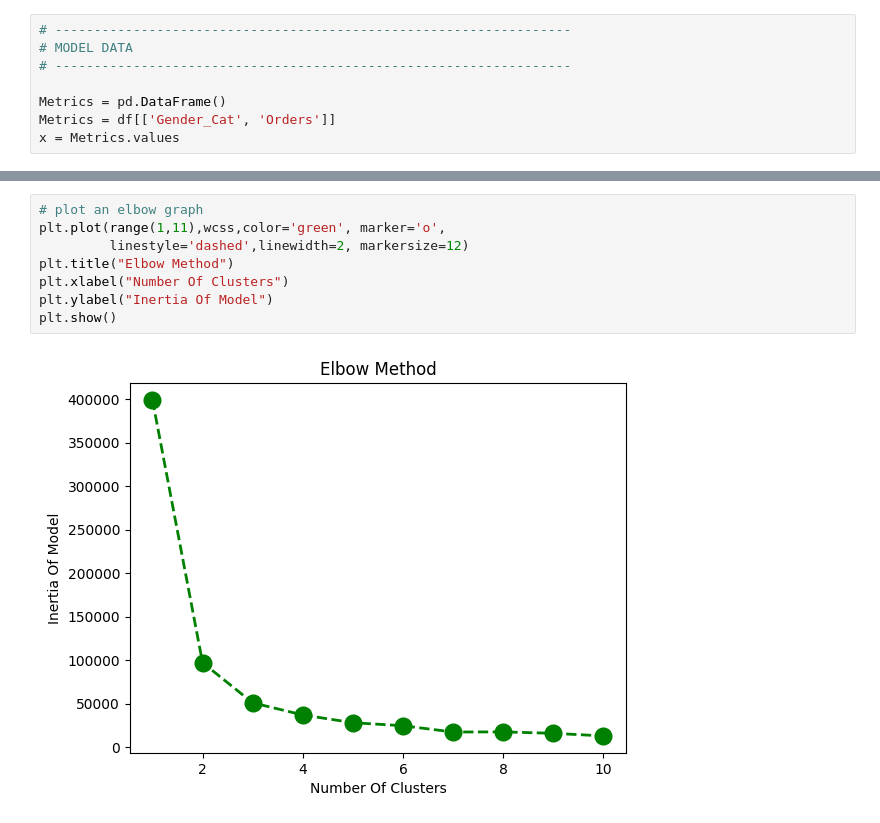
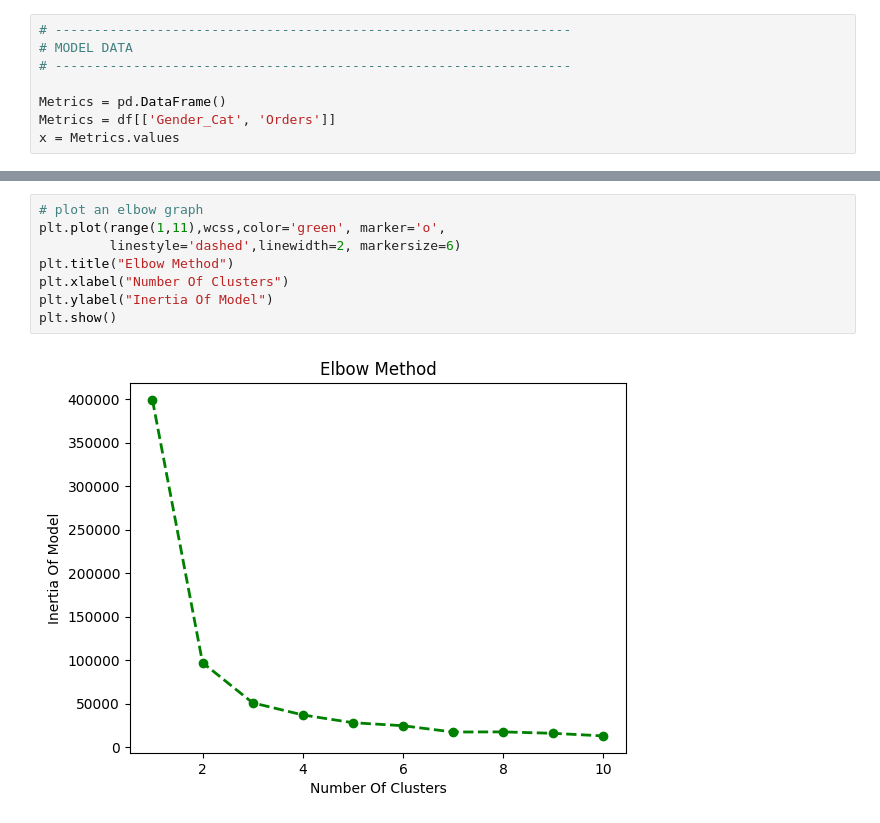
Before and after one commit to AllanMogley/12-Zidio-Projects, a Jupyter notebook: 01 - Projects/01 - Customer Segmentation/cleaner.ipynb, the cells around one changed output, grey strips where cells are left out. Drawn from its saved outputs; the diff is of its cells as text.

```diff
--- a/01 - Projects/01 - Customer Segmentation/cleaner.ipynb
+++ b/01 - Projects/01 - Customer Segmentation/cleaner.ipynb
@@ -99,10 +104,10 @@ for i in range (1, 11):
 # %%
 # plot an elbow graph
 plt.plot(range(1,11),wcss,color='green', marker='o',
-         linestyle='dashed',linewidth=2, markersize=12)
+         linestyle='dashed',linewidth=2, markersize=6)
 plt.title("Elbow Method")
 plt.xlabel("Number Of Clusters")
 plt.ylabel("Inertia Of Model")
 plt.show()
 # %% [output]
-[figure, old version]
+[figure, new version]
```
Also changed, not shown: parts of 5 cells of this notebook.
